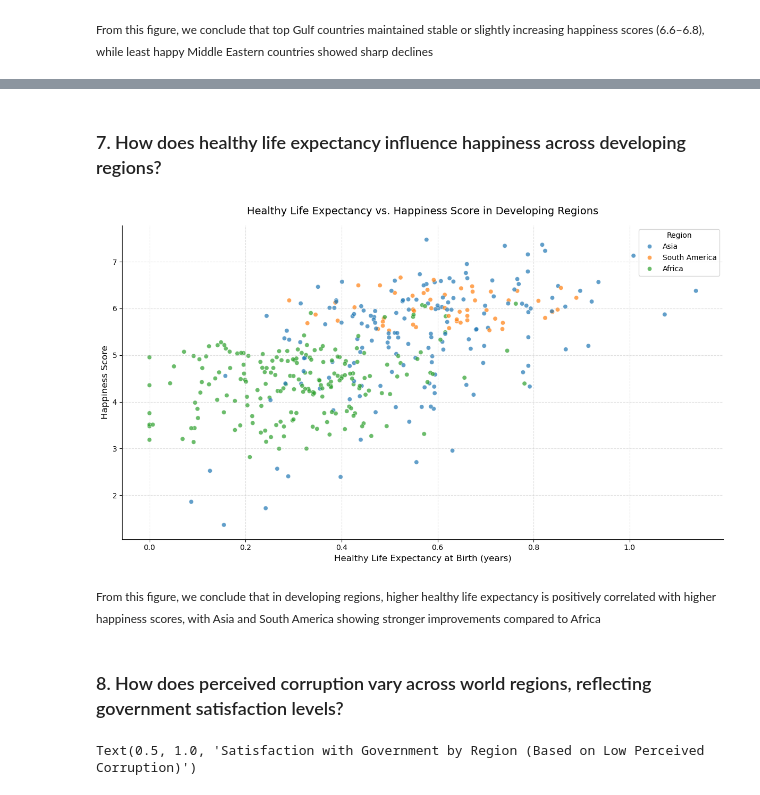
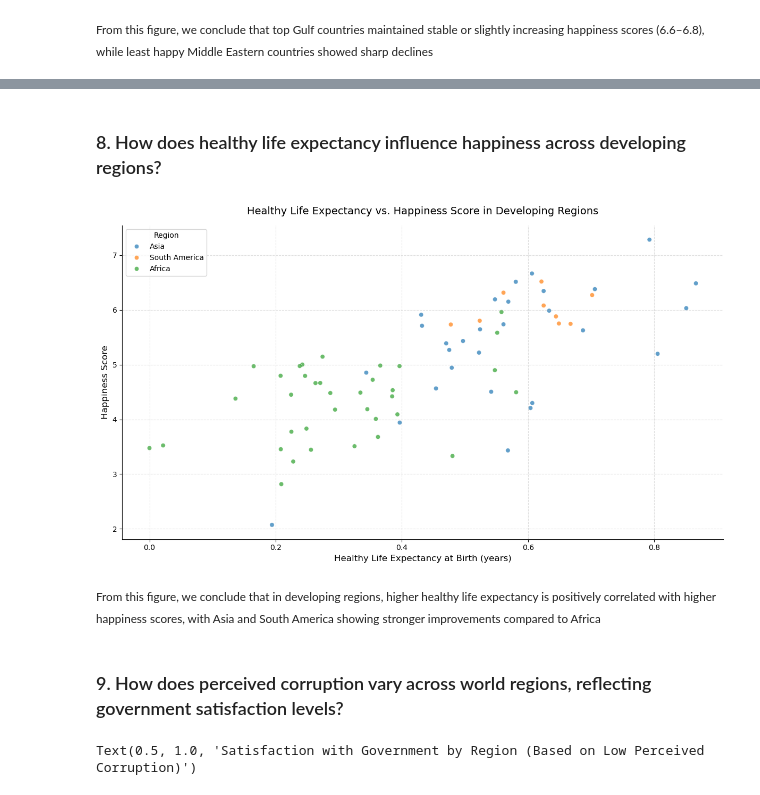
Before and after one commit to sagamohamedsaedaden-dotcom/World-Happiness-Report-2025, a Jupyter notebook: WHR2025.ipynb, the cells around one changed output, grey strips where cells are left out. Saved outputs shown, nothing was run; the diff lists cells and outputs as text; code cells hidden in the pictures.

```diff
--- a/WHR2025.ipynb
+++ b/WHR2025.ipynb
@@ -412,37 +448,47 @@ From this figure, we conclude that top Gulf countries maintained stable or sligh
 # %% [markdown]
 <small></small>
 # %% [markdown]
-### 7. How does healthy life expectancy influence happiness across developing regions?
+### 8. How does healthy life expectancy influence happiness across developing regions?
 # %%
 # Define developing regions
 developing_regions = ['Asia', 'South America','Africa']
 
 # Filter developing data
 df_dev = df_final[df_final['Region'].isin(developing_regions)].copy()
 
+df_dev_avg = (
+    df_dev
+    .groupby(['Country name','Region'])
+    .agg({
+        'Explained by: Healthy life expectancy':'mean',
+        'Life evaluation (3-year average)':'mean'
+    })
+    .reset_index()
+)
+
+
 # plot
 plt.figure(figsize=(12, 7))
-sns.scatterplot(data=df_dev, x='Explained by: Healthy life expectancy', y='Life evaluation (3-year average)',
+sns.scatterplot(data=df_dev_avg, x='Explained by: Healthy life expectancy', y='Life evaluation (3-year average)',
                 hue='Region', alpha=0.7)
 
 
 plt.title("Healthy Life Expectancy vs. Happiness Score in Developing Regions", fontsize=14, pad=15)
 plt.xlabel("Healthy Life Expectancy at Birth (years)", fontsize=12)
 plt.ylabel("Happiness Score", fontsize=12)
 plt.grid(True, linestyle='--', alpha=0.4)
 
-
 sns.despine()
 plt.tight_layout()
 plt.show()
 # %% [output]
-[figure, old version]
+[figure, new version]
 # %% [markdown]
 <small>
 From this figure, we conclude that in developing regions, higher healthy life expectancy is positively correlated with higher happiness scores, with Asia and South America showing stronger improvements compared to Africa
 </small>
 # %% [markdown]
-### 8. How does perceived corruption vary across world regions, reflecting government satisfaction levels?
+### 9. How does perceived corruption vary across world regions, reflecting government satisfaction levels?
 # %%
 
 order = df_final.groupby('Region')['Explained by: Perceptions of corruption'].mean().sort_values(ascending=False).index
```
Also changed, not shown: parts of 15 cells of this notebook, 3 other files.
